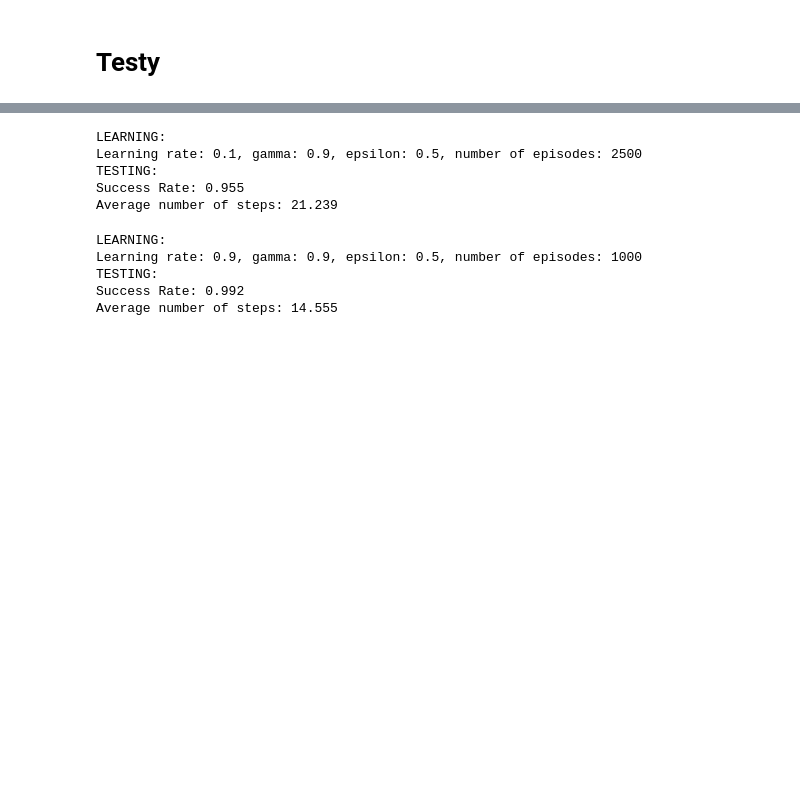
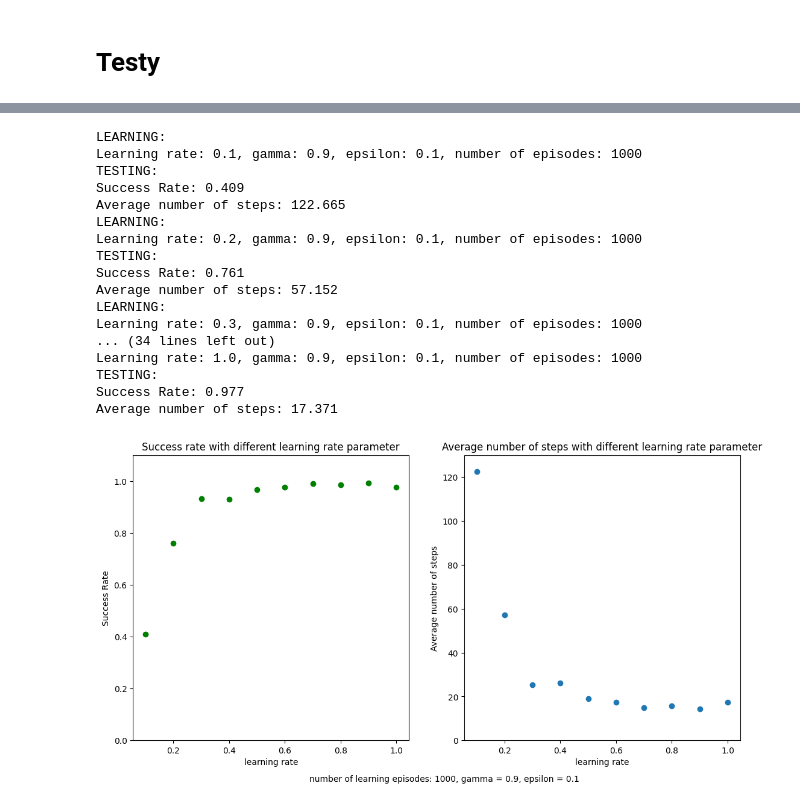
Before and after one commit to JakubDziegielewski/WSI_tutorials, a Jupyter notebook: zadanie_5.ipynb, the cells around one changed output, grey strips where cells are left out. Saved outputs shown, nothing was run; the diff lists cells and outputs as text; code cells hidden in the pictures; blank space fills up the shorter version.

Commit message:
added plots

```diff
--- a/zadanie_5.ipynb
+++ b/zadanie_5.ipynb
@@ -213,2 +142,0 @@ Average number of steps: 18.644
-# %%
-run_experiment(env, learning_rate=0.1, epsilon=0.5)
@@ -221,16 +143,57 @@ Average number of steps: 120.183
-# %%
-run_experiment(env, learning_rate=0.1, epsilon=0.5, number_of_episodes=2500)
-# %% [output]
-LEARNING:
-Learning rate: 0.1, gamma: 0.9, epsilon: 0.5, number of episodes: 2500
-TESTING:
-Success Rate: 0.955
-Average number of steps: 21.239
-# %%
-run_experiment(env, learning_rate=0.9, epsilon=0.5)
-# %% [output]
-LEARNING:
-Learning rate: 0.9, gamma: 0.9, epsilon: 0.5, number of episodes: 1000
-TESTING:
-Success Rate: 0.992
-Average number of steps: 14.555
+# %%
+def create_scatter_plots(parameter, episodes = 1000):
+    parameters = np.array([x for x in range(1, 11)])/10
+    success_rates = np.array([0.0] * 10)
+    average_numbers_of_steps = np.array([0.0] * 10)
+    if parameter == "learning rate":
+        for i in range(10):
+            success_rates[i], average_numbers_of_steps[i] = run_experiment(env, learning_rate=parameters[i], number_of_episodes = episodes)
+    elif parameter == "gamma":
+        for i in range(10):
+            success_rates[i], average_numbers_of_steps[i] = run_experiment(env, gamma=parameters[i], number_of_episodes = episodes)
+    elif parameter == "epsilon":
+        for i in range(10):
+           success_rates[i], average_numbers_of_steps[i] = run_experiment(env, epsilon=parameters[i], number_of_episodes = episodes)
+    else:
+        raise Exception("Hyperparameter does not exist")
+    fig, ax = plt.subplots(nrows=1, ncols=2,  figsize=(13,6.15))
+    if parameter == "learning rate":
+         fig.text(0.35, 0 ,f"number of learning episodes: {episodes}, gamma = 0.9, epsilon = 0.1")
+    elif parameter == "gamma":
+        fig.text(0.35, 0 ,f"number of learning episodes: {episodes}, learning rate = 0.9, epsilon = 0.1")
+    elif parameter == "epsilon":
+        fig.text(0.35, 0 ,f"number of learning episodes: {episodes}, learning rate = 0.9, gamma = 0.9")
+        for i in range(10):
+           success_rates[i], average_numbers_of_steps[i] = run_experiment(env, epsilon=parameters[i], number_of_episodes = episodes)
+    ax[0].scatter(parameters, success_rates, color="green")
+    ax[0].set_xlabel(f"{parameter}")
+    ax[0].set_ylabel("Success Rate")
+    ax[0].set_ylim(0.0, 1.1)
+    ax[0].set_title(f"Success rate with different {parameter} parameter")
+    ax[1].scatter(parameters, average_numbers_of_steps)
+    ax[1].set_xlabel(f"{parameter}")
+    ax[1].set_ylabel("Average number of steps")
+    ax[1].set_ylim(0, 130)
+    ax[1].set_title(f"Average number of steps with different {parameter} parameter")
+    plt.show()
+# %%
+create_scatter_plots("learning rate", 1000)
+# %% [output]
+LEARNING:
+Learning rate: 0.1, gamma: 0.9, epsilon: 0.1, number of episodes: 1000
+TESTING:
+Success Rate: 0.409
+Average number of steps: 122.665
+LEARNING:
+Learning rate: 0.2, gamma: 0.9, epsilon: 0.1, number of episodes: 1000
+TESTING:
+Success Rate: 0.761
+Average number of steps: 57.152
+LEARNING:
+Learning rate: 0.3, gamma: 0.9, epsilon: 0.1, number of episodes: 1000
+... (34 lines left out)
+Learning rate: 1.0, gamma: 0.9, epsilon: 0.1, number of episodes: 1000
+TESTING:
+Success Rate: 0.977
+Average number of steps: 17.371
+[figure, added]
```
Also changed, not shown: parts of 30 cells of this notebook.
